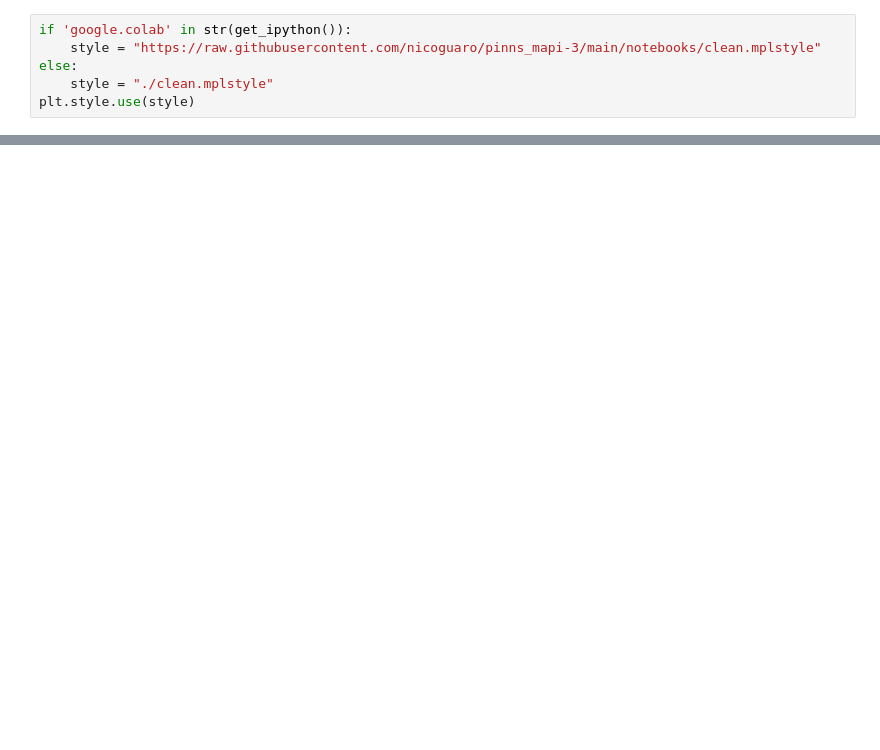
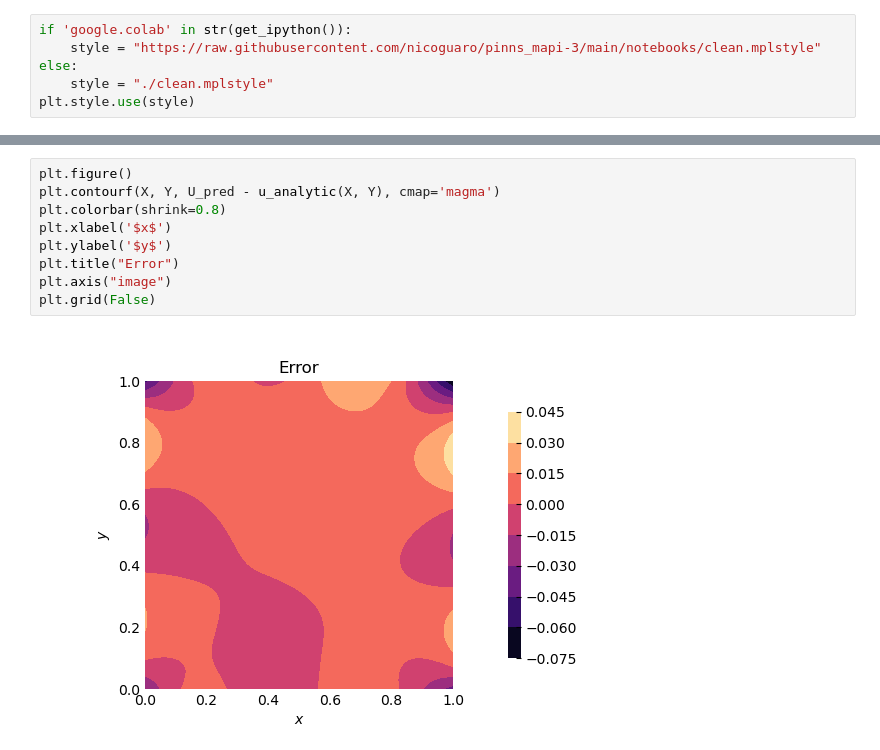
Before and after one commit to nicoguaro/pinns_mapi-3, a Jupyter notebook: notebooks/04_poisson2d_pinns.ipynb, the cells around one changed output, grey strips where cells are left out. Drawn from its saved outputs; the diff is of its cells as text; blank space fills up the shorter version.

```diff
--- a/notebooks/04_poisson2d_pinns.ipynb
+++ b/notebooks/04_poisson2d_pinns.ipynb
@@ -184,0 +324,11 @@ plt.legend(["Solución Aproximada", "Error", "Residual"])
+# %%
+plt.figure()
+plt.contourf(X, Y, U_pred - u_analytic(X, Y), cmap='magma')
+plt.colorbar(shrink=0.8)
+plt.xlabel('$x$')
+plt.ylabel('$y$')
+plt.title("Error")
+plt.axis("image")
+plt.grid(False)
+# %% [output]
+[figure, added]
```
Also changed, not shown: parts of 25 cells of this notebook.
